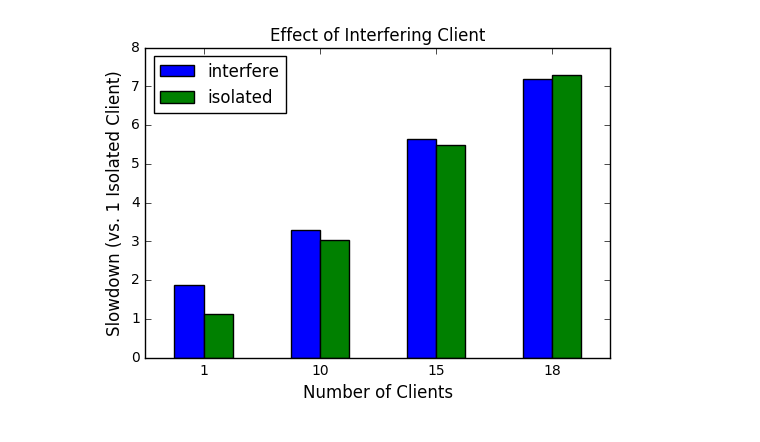
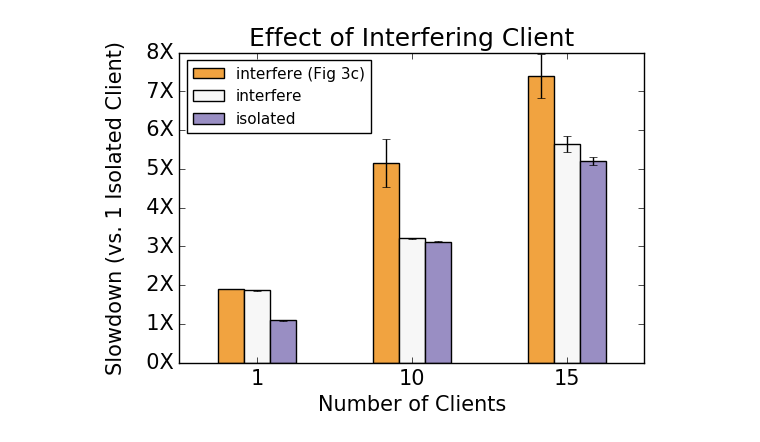
Before and after one commit to michaelsevilla/cudele-popper, a Jupyter notebook: experiments/cudele-blockapi/visualize/viz.ipynb, the cells around one changed output. Drawn from its saved outputs; the diff is of its cells as text; code cells hidden in the pictures.

```diff
--- a/experiments/cudele-blockapi/visualize/viz.ipynb
+++ b/experiments/cudele-blockapi/visualize/viz.ipynb
@@ -29,20 +29,31 @@ def parse_mdtest(files):
 # %%
 norm = np.mean(parse_mdtest(glob.glob("../../baseline-creates/results-cloudlab-clients1/*isolated*")))
 
-mean = pd.DataFrame(columns=["interfere", "isolated"])
-stds = pd.DataFrame(columns=["interfere", "isolated"])
-clients = [1, 10, 15, 18]
+mean = pd.DataFrame(columns=["interfere (Fig 3c)", "interfere", "isolated"])
+stds = pd.DataFrame(columns=["interfere (Fig 3c)", "interfere", "isolated"])
+clients = [1, 10, 15]
 for i in clients:
-    j0 = parse_mdtest(glob.glob("../results-cloudlab-clients" + str(i) + "-log/*interfere*"))
-    j1 = parse_mdtest(glob.glob("../results-cloudlab-clients" + str(i) + "-log/*isolated*"))
-    mean.loc[len(mean)] = [np.max(j0/norm), np.max(j1/norm)]
-    stds.loc[len(stds)] = [np.std(j0/norm), np.std(j1/norm)]
+    j0runs = []
+    j1runs = []
+    for run in [0, 1, 3]:
+        j0 = parse_mdtest(glob.glob("../results-cloudlab-clients" + str(i) + "-log-run"+str(run)+"/*interfere*"))
+        j1 = parse_mdtest(glob.glob("../results-cloudlab-clients" + str(i) + "-log-run"+str(run)+"/*isolated*"))
+        if len(j0) != 0 and len(j1) != 0:
+            j0runs.append(np.max(j0/norm))
+            j1runs.append(np.max(j1/norm))
+    j3 = parse_mdtest(glob.glob("../../baseline-creates/results-cloudlab-clients" + str(i) + "/*interfere*"))
+    mean.loc[len(mean)] = [np.max(j3/norm), np.mean(j0runs), np.mean(j1runs),]
+    stds.loc[len(stds)] = [np.std(j3/norm), np.std(j0runs), np.std(j1runs)]
+font = {'size'   : 15}
+matplotlib.rc('font', **font)
 fig, ax = plt.subplots(1, 1)
-mean.plot.bar(ax=ax)
-ax.set_ylabel("Slowdown (vs. 1 Isolated Client)", fontsize=12)
-ax.set_title("Effect of Interfering Client", fontsize=12)
-ax.set_xlabel("Number of Clients", fontsize=12)
+mean.plot.bar(ax=ax, yerr=stds, color=['#f1a340', '#f7f7f7', '#998ec3'])
+ax.set_ylabel("Slowdown (vs. 1 Isolated Client)")
+ax.set_title("Effect of Interfering Client")
+ax.set_xlabel("Number of Clients")
+ax.legend(fontsize=11, loc='upper left')
+ax.set_yticklabels(['{:3.0f}X'.format(x) for x in ax.get_yticks()])
 x = ax.set_xticklabels(clients, rotation=0)
 fig.savefig('graphs/block-allow.png', bbox_inches='tight', dpi=400)
 # %% [output]
-[figure, old version]
+[figure, new version]
```
Also changed, not shown: 10 other files.
